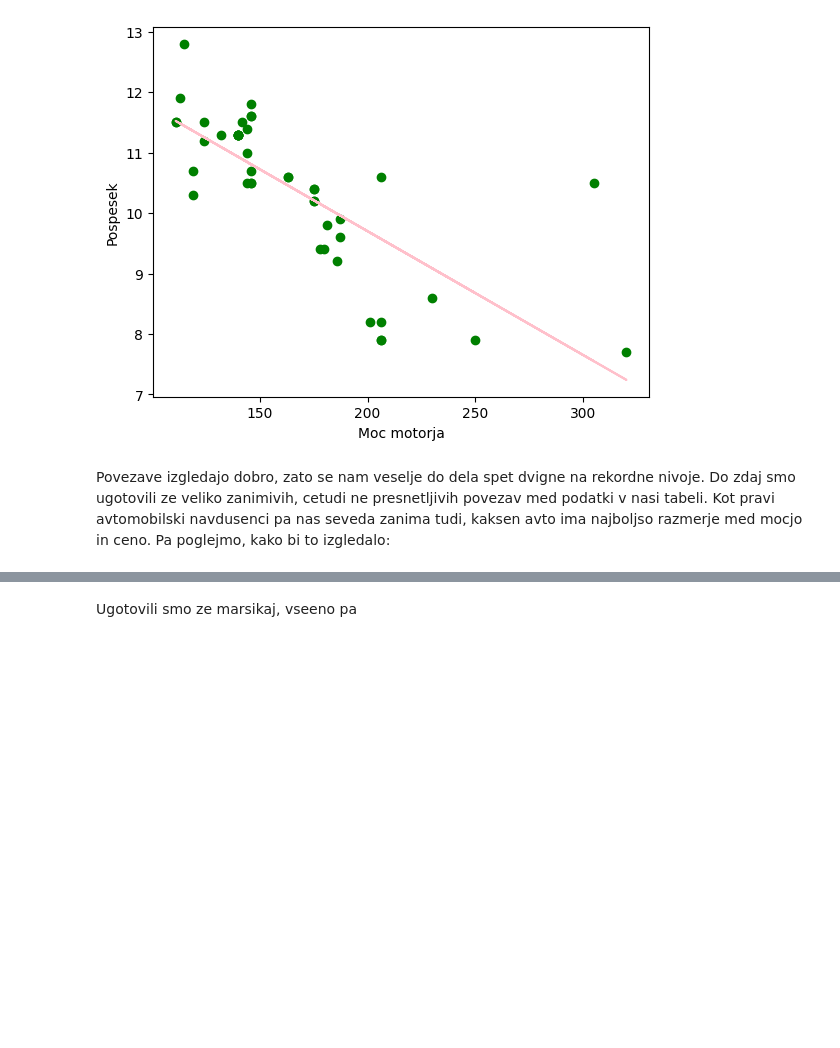
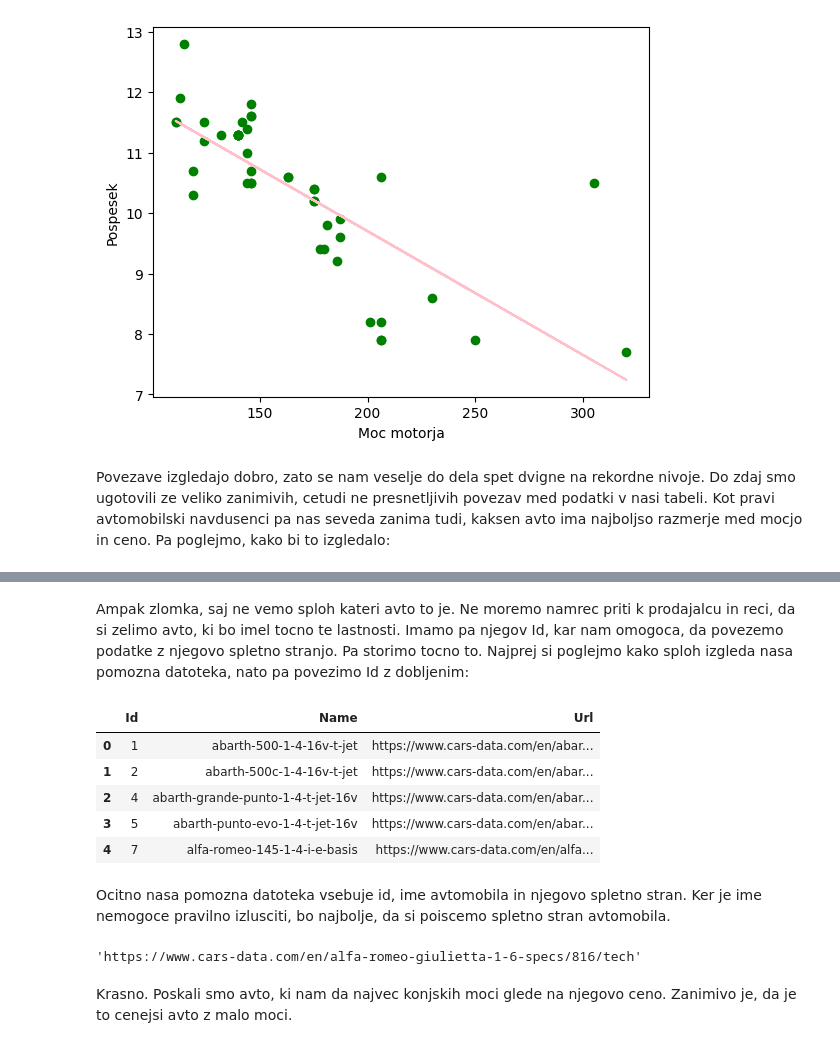
Before and after one commit to urbancluka/UVP-Projektna-naloga, a Jupyter notebook: analiza.ipynb, the cells around one changed output, grey strips where cells are left out. Drawn from its saved outputs; the diff is of its cells as text; code cells hidden in the pictures; blank space fills up the shorter version.

```diff
--- a/analiza.ipynb
+++ b/analiza.ipynb
@@ -333,4 +333,22 @@ print(podatki_o_avtih.iloc[[temp["Kvocient moci in cene"].idxmax()]])
     Acceleration to 100km/h  Combined consumption l/100km
 42                      NaN                           9.3
 # %% [markdown]
-Ugotovili smo ze marsikaj, vseeno pa
+Ampak zlomka, saj ne vemo sploh kateri avto to je. Ne moremo namrec priti k prodajalcu in reci, da si zelimo avto, ki bo imel tocno te lastnosti. Imamo pa njegov Id, kar nam omogoca, da povezemo podatke z njegovo spletno stranjo. Pa storimo tocno to. Najprej si poglejmo kako sploh izgleda nasa pomozna datoteka, nato pa povezimo Id z dobljenim:
+# %%
+meta = pd.read_csv("auxillary.csv")
+meta.head()
+# %% [output]
+|  | Id | Name | Url |
+| 0 | 1 | abarth-500-1-4-16v-t-jet | https://www.cars-data.com/en/abar... |
+| 1 | 2 | abarth-500c-1-4-16v-t-jet | https://www.cars-data.com/en/abar... |
+| 2 | 4 | abarth-grande-punto-1-4-t-jet-16v | https://www.cars-data.com/en/abar... |
+| 3 | 5 | abarth-punto-evo-1-4-t-jet-16v | https://www.cars-data.com/en/abar... |
+| 4 | 7 | alfa-romeo-145-1-4-i-e-basis | https://www.cars-data.com/en/alfa... |
+# %% [markdown]
+Ocitno nasa pomozna datoteka vsebuje id, ime avtomobila in njegovo spletno stran. Ker je ime nemogoce pravilno izlusciti, bo najbolje, da si poiscemo spletno stran avtomobila.
+# %%
+meta.loc[meta["Id"] == 816].iloc[0]["Url"]
+# %% [output]
+'https://www.cars-data.com/en/alfa-romeo-giulietta-1-6-specs/816/tech'
+# %% [markdown]
+Krasno. Poskali smo avto, ki nam da najvec konjskih moci glede na njegovo ceno. Zanimivo je, da je to cenejsi avto z malo moci.
```
Also changed, not shown: parts of 2 cells of this notebook.
